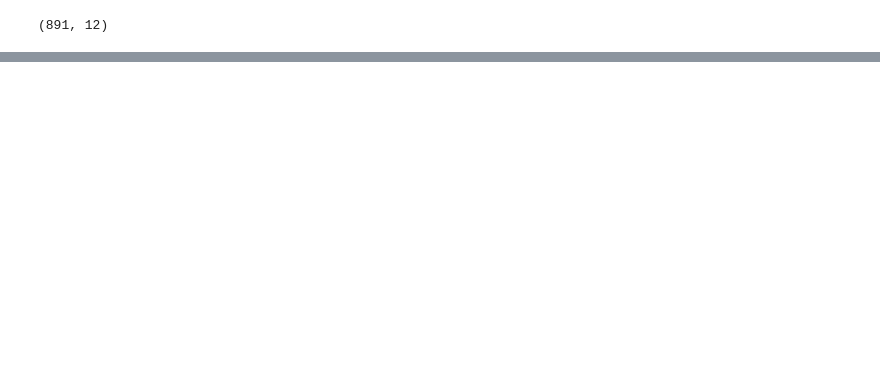
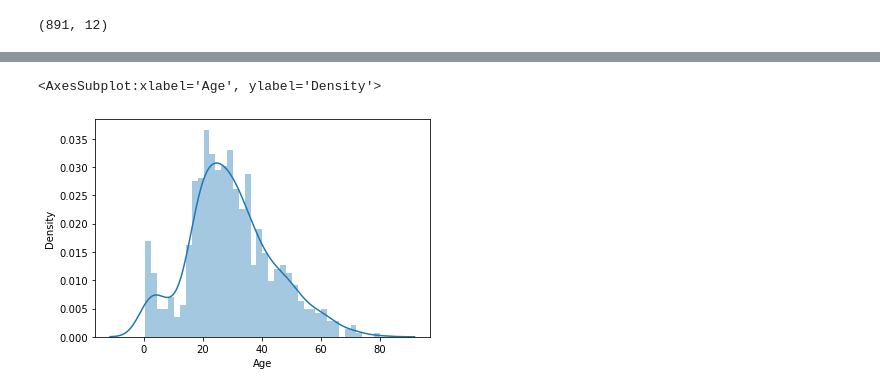
Before and after one commit to OjureFred/Eduonix-DataScaience-and-ML-Project, a Jupyter notebook: DataScience-ML-Final-Project.ipynb, the cells around one changed output, grey strips where cells are left out. Cells and saved outputs as stored; diff of their text form; code cells hidden in the pictures; blank space fills up the shorter version.

```diff
--- a/DataScience-ML-Final-Project.ipynb
+++ b/DataScience-ML-Final-Project.ipynb
@@ -86,0 +92,5 @@ plt.show()
+# %%
+sns.distplot(data['Age'], bins=40)
+# %% [output]
+<AxesSubplot:xlabel='Age', ylabel='Density'>
+[figure, added]
```
Also changed, not shown: parts of 12 cells of this notebook.
